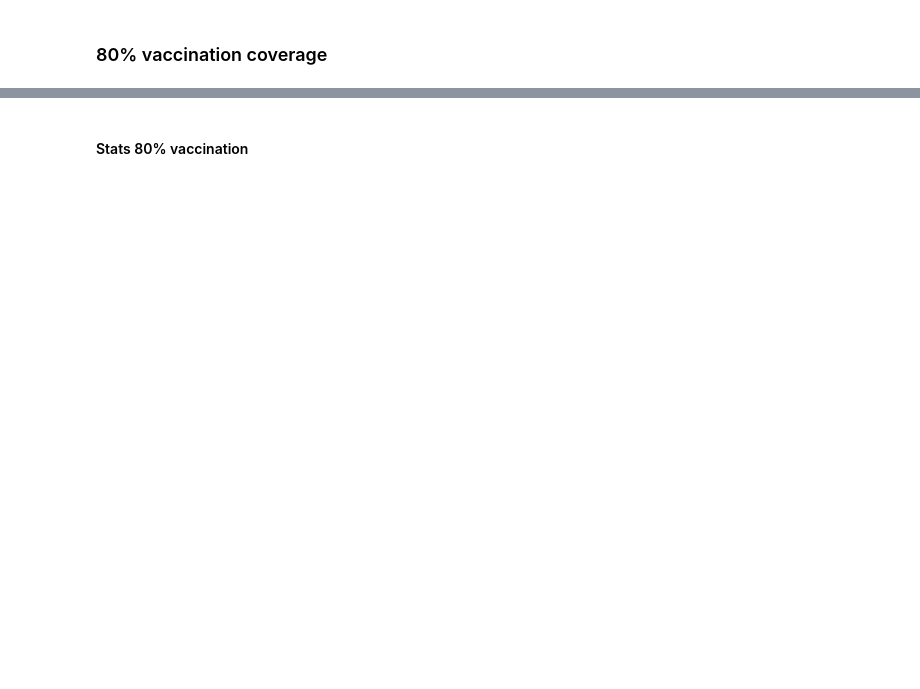
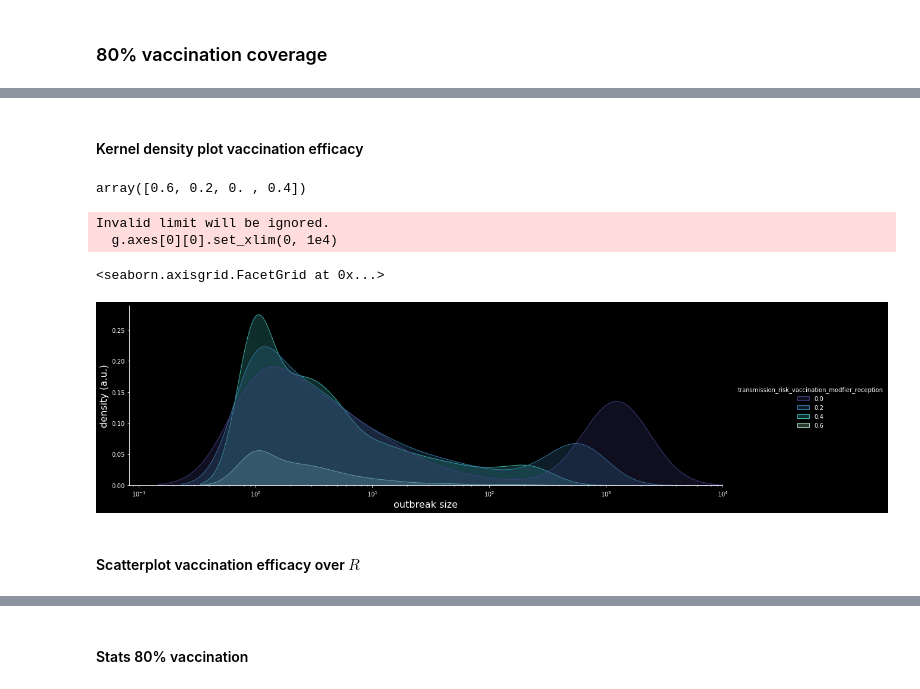
Before and after one commit to JanaLasser/uni_SEIRX, a Jupyter notebook: code/analysis_intervention_measures.ipynb, the cells around one changed output, grey strips where cells are left out. Saved outputs shown, nothing was run; the diff lists cells and outputs as text; code cells hidden in the pictures; blank space fills up the shorter version.

```diff
--- a/code/analysis_intervention_measures.ipynb
+++ b/code/analysis_intervention_measures.ipynb
@@ -343,0 +346,38 @@ Invalid limit will be ignored.
+# %% [markdown]
+#### Kernel density plot vaccination efficacy
+# %%
+subset["transmission_risk_vaccination_modfier_reception"].unique()
+# %% [output]
+array([0.6, 0.2, 0. , 0.4])
+# %%
+# select vaccination ratio and transmission risk modification by vaccination
+# for the plot
+transmission_risk_vaccination_modfier_reception = 0.4
+scenario = "25% occupancy, masks"
+
+cmap = sns.color_palette("mako", as_cmap=True)
+vaccination_modfier_reception = [0.0, 0.2, 0.4, 0.6]
+scenarios.reverse()
+colors = [cmap(0.9), cmap(0.7), cmap(0.5), cmap(0.3)]
+colors.reverse()
+
+subset = outbreaks[(outbreaks['scenario'] == scenario) & \
+                   (outbreaks['presence_fraction'] == 0.25) & \
+                   (outbreaks['transmission_risk_vaccination_modfier_reception'] \
+                       .isin(vaccination_modfier_reception))]
+
+g = sns.displot(subset, x="infected_agents",
+                hue="transmission_risk_vaccination_modfier_reception", kind="kde",
+                fill=True, log_scale=True, height=5, aspect=3,
+                hue_order=vaccination_modfier_reception, palette=colors)
+
+g.axes[0][0].set_xlim(0, 1e4)
+g.set_axis_labels("outbreak size", "density (a.u.)", fontsize=16)
+#plt.savefig('../plots/outbreak_sizes.svg')
+# %% [output]
+Invalid limit will be ignored.
+  g.axes[0][0].set_xlim(0, 1e4)
+<seaborn.axisgrid.FacetGrid at 0x...>
+[figure, added]
+# %% [markdown]
+#### Scatterplot vaccination efficacy over $R$
```
Also changed, not shown: parts of 15 cells of this notebook.
